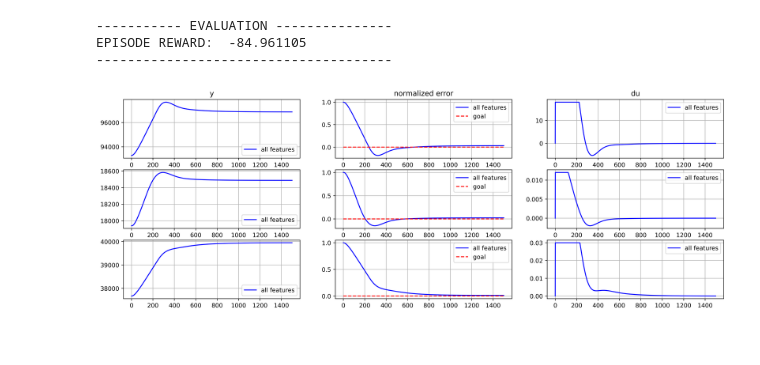
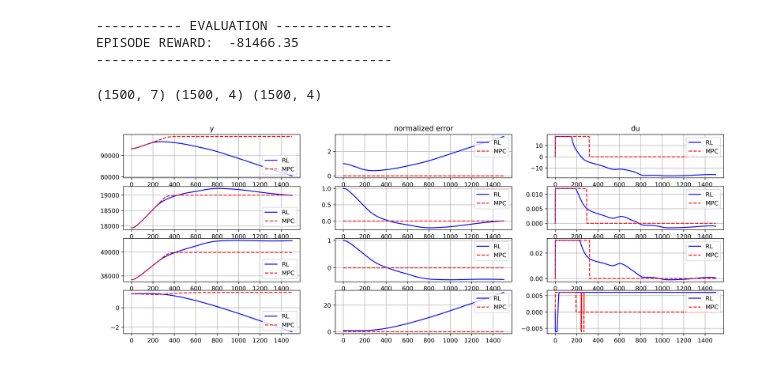
Before and after one commit to qiuruiyu/cleanrl, a Jupyter notebook: asu_test.ipynb, the cells around one changed output. Saved outputs shown, nothing was run; the diff lists cells and outputs as text; code cells hidden in the pictures.

```diff
--- a/asu_test.ipynb
+++ b/asu_test.ipynb
@@ -8,7 +8,8 @@ import gymnasium
 import torch
 from cleanrl.ppo_continuous_action import make_env, Agent
 # %%
-usim = sio.loadmat('/Users/joseph/Downloads/usim.mat')['usim']
-ysim = sio.loadmat('/Users/joseph/Downloads/ysim.mat')['ysim']
-dusim = usim[1:, :] - usim[:-1, :]
-dusim /= (np.array([6, 4e-3, 1e-2, 2e-3]) * 2)
+y_mpc = sio.loadmat('./envs/asu/ysim.mat')['ysim']
+du_mpc = sio.loadmat('./envs/asu/dusim.mat')['dusim']
+u_mpc = sio.loadmat('./envs/asu/usim.mat')['usim']
+dusim = u_mpc[1:, :] - u_mpc[:-1, :]
+dusim /= (np.array([6, 4e-3, 1e-2, 2e-3]) * 3)
@@ -74,8 +99,8 @@ env_eval = gymnasium.vector.SyncVectorEnv(
     [make_env(1, i, False, 1, 0.99, args) for i in range(1)])
 # %%
 agent = Agent(env_eval)
-# agent.load_state_dict(torch.load('./models/ppo_continuous_action_asu_all_features-2/best_agent.pt'))
-agent.load_state_dict(torch.load('./models/ppo_continuous_action_asu_all_features-0/best_agent.pt'))
+agent.load_state_dict(torch.load('./models/ppo_continuous_action_control_y4-0/best_agent.pt'))
+# agent.load_state_dict(torch.load('./models/ppo_continuous_action_asu_all_features-4/best_agent.pt'))
 
 
 next_obs, _ = env_eval.reset()
@@ -123,37 +148,42 @@ u = np.array(u)
 # print(e.shape, y.shape, du.shape, u.shape)
 # %% [output]
 ----------- EVALUATION ---------------
-EPISODE REWARD:  -84.961105
+EPISODE REWARD:  -81466.35
 --------------------------------------
+# %%
+y_mpc = sio.loadmat('./envs/asu/ysim.mat')['ysim']
+du_mpc = sio.loadmat('./envs/asu/dusim.mat')['dusim']
+u_mpc = sio.loadmat('./envs/asu/usim.mat')['usim']
+
+print(y_mpc.shape, du_mpc.shape, u_mpc.shape)
+# %% [output]
+(1500, 7) (1500, 4) (1500, 4)
 # %%
 fig, axs = plt.subplots(np.max([ny, nu]), 3, figsize=(18, 6), dpi=400)
 # plot y
 for i in range(ny):
-    axs[i, 0].plot(y[:, i], 'b-', label='all features')
-    # axs[i, 0].plot(y2[300:500, i], 'r-', label='no mu')
-    # axs[i, 0].set_xlim([300, 500])
+    axs[i, 0].plot(y[:, i], 'b-', label='RL')
+    axs[i, 0].plot(y_mpc[:, i], 'r--', label='MPC')
+    # axs[i, 0].plot(range(1500)[::100], y_mpc[::100, i], 'ro', markerfacecolor='none')
     axs[i, 0].grid()
-    # axs[i, 0].set_title('y' + str(i+1))
     axs[i, 0].legend(loc='lower right')
     if i == 0:
         axs[i, 0].set_title('y')
 # plot e
 for i in range(ny):
-    axs[i, 1].plot(e[:, i], 'b-', label='all features')
-    # axs[i, 1].plot(e2[300:500, i], 'r-', label='no mu')
-    axs[i, 1].plot([0, 1500], [0, 0], 'r--', label='goal')
+    axs[i, 1].plot(e[:, i], 'b-', label='RL')
+    axs[i, 1].plot([0, 1500], [0, 0], 'r--', label='MPC')
     axs[i, 1].grid()
     axs[i, 1].legend(loc='upper right')
     if i == 0:
         axs[i, 1].set_title('normalized error')
 # plot u
 for i in range(nu):
-    axs[i, 2].plot(du[:, i], 'b-', label='all features')
-    # axs[i, 2].plot(du2[300:500, i], 'r-', label='no mu')
+    axs[i, 2].plot(du[:, i], 'b-', label='RL')
+    axs[i, 2].plot(du_mpc[:, i], 'r--', label='MPC')
     axs[i, 2].grid()
     axs[i, 2].legend(loc='upper right')
     if i == 0:
         axs[i, 2].set_title('du')
-    # axs[i, 2].set_title('u' + str(i+1))
 # %% [output]
-[figure, old version]
+[figure, new version]
```
Also changed, not shown: parts of 5 cells of this notebook, 3 other files.
